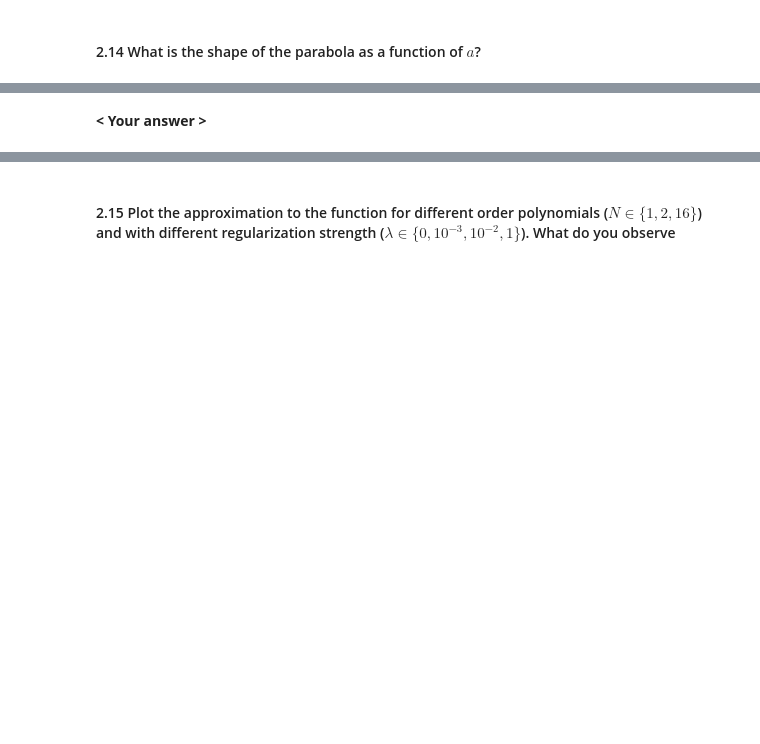
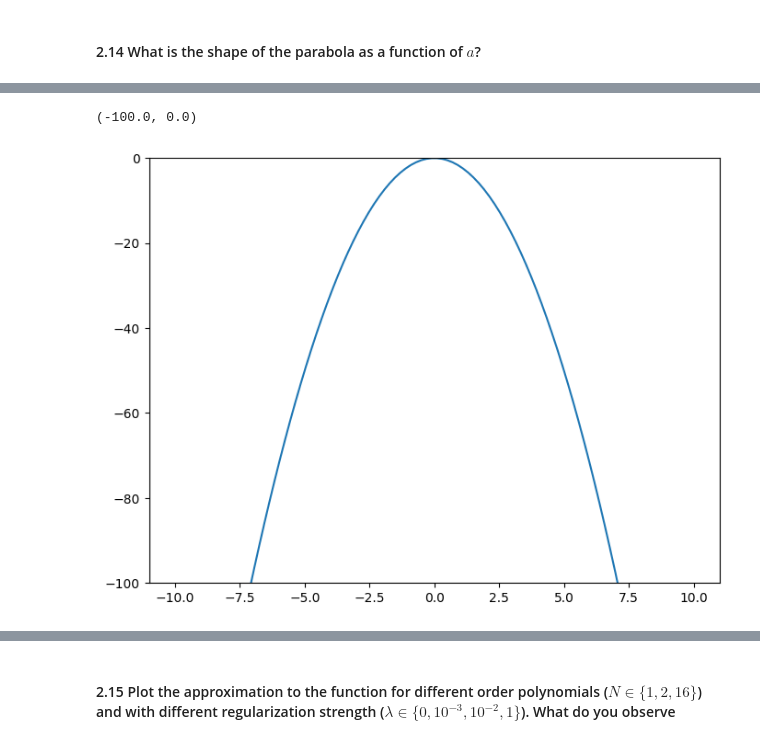
Before and after one commit to clarice-m04/modellinglab, a Jupyter notebook: theory_assignment.ipynb, the cells around one changed output, grey strips where cells are left out. Cells and saved outputs as stored; diff of their text form; code cells hidden in the pictures; blank space fills up the shorter version.

```diff
--- a/theory_assignment.ipynb
+++ b/theory_assignment.ipynb
@@ -268,2 +269,12 @@ plt.plot(x_axis_parabola, parabola(x_axis_parabola))
-# %% [markdown]
-__< Your answer >__
+# %%
+# Parabola with a negative value of a
+a = -2
+x_axis = np.linspace(-10, 10, 100)
+y_axis = [a*i**2 for i in x_axis]
+
+plt.figure(figsize=(8,6))
+plt.plot(x_axis, y_axis)
+plt.ylim(-100,0)
+# %% [output]
+(-100.0, 0.0)
+[figure, added]
```
Also changed, not shown: parts of 7 cells of this notebook.
